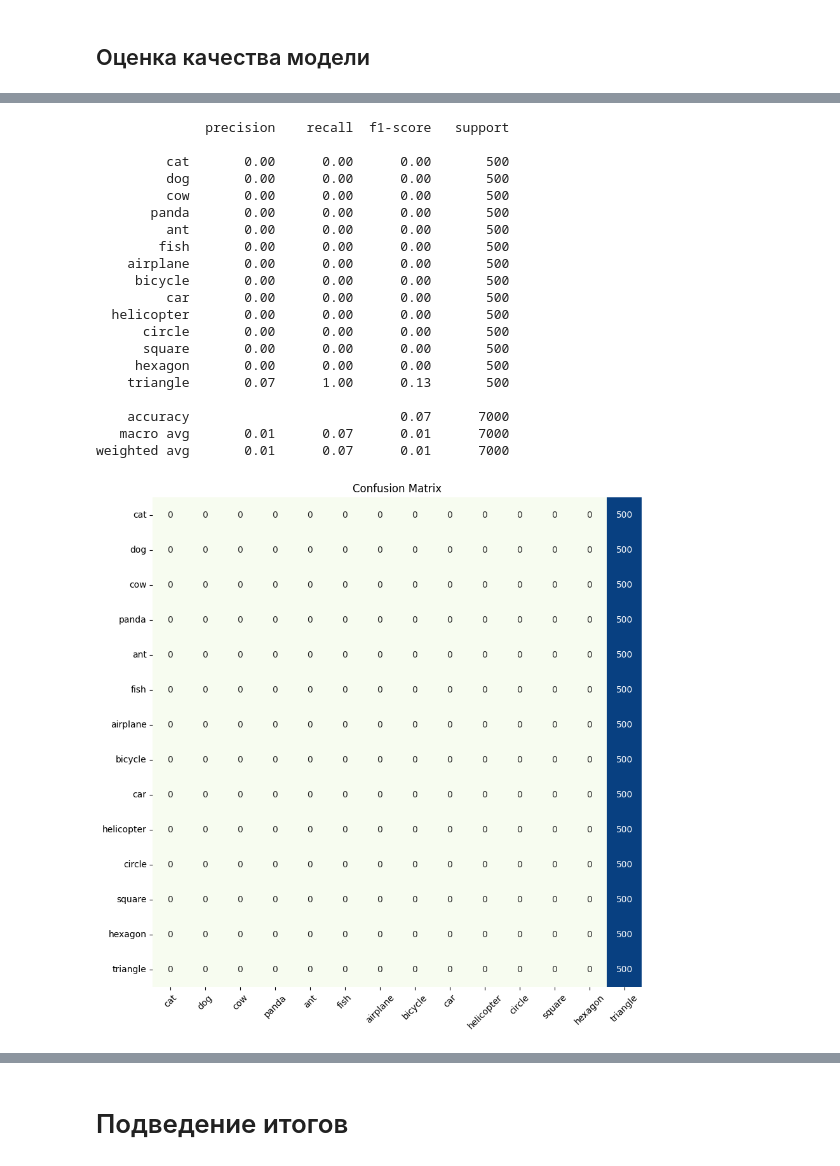
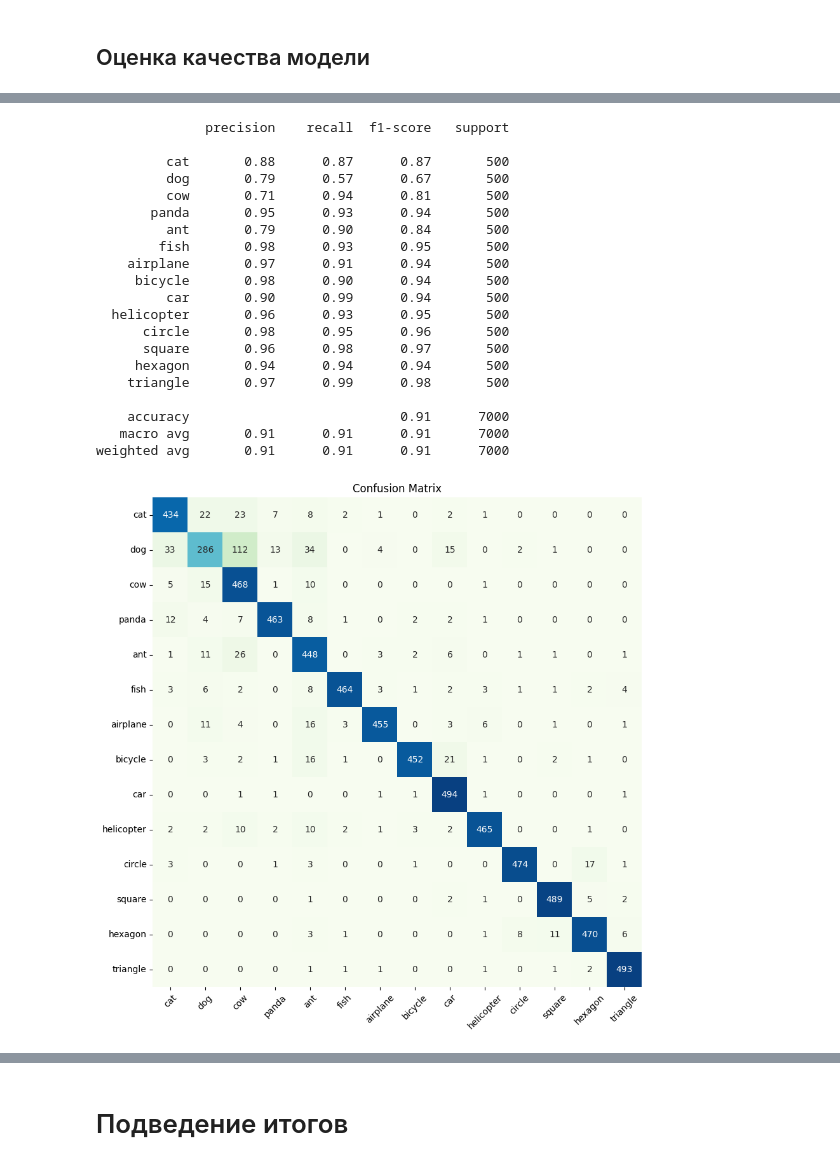
Before and after one commit to WannaBeGuineaPig/website_game_with_neural_network, a Jupyter notebook: model/learning_model.ipynb, the cells around one changed output, grey strips where cells are left out. Cells and saved outputs as stored; diff of their text form; code cells hidden in the pictures.

```diff
--- a/model/learning_model.ipynb
+++ b/model/learning_model.ipynb
@@ -248,0 +284,5 @@ X.shape, y.shape
+# %%
+%%time
+
+train_data = DataGenerator(type_image, recognized_data=True, batch_size=BATCH_SIZE, max_count_images=MAX_COUNT_IMAGE_TYPE)
+validation_data = DataGenerator(type_image, recognized_data=True, start_index_image=MAX_COUNT_IMAGE_TYPE, batch_size=BATCH_SIZE, max_count_images=int(MAX_COUNT_IMAGE_TYPE * VALIDATION_RATIO))
@@ -349,5 +407,5 @@ Non-trainable params: 0
 _________________________________________________________________
 # %%
 # Обучение модели
-History = model.fit(train_data, epochs=COUNT_EPOCH, validation_data=test_data, steps_per_epoch=steps_per_epoch, validation_steps=validation_steps)
+History = model.fit(train_data, epochs=COUNT_EPOCH, validation_data=validation_data)
 # %% [output]
@@ -425,0 +467,3 @@ load complete
+# %%
+%%time
+test_data = create_data_to_learning_model(type_image, recognized_data=True, start_index_image=int(MAX_COUNT_IMAGE_TYPE + MAX_COUNT_IMAGE_TYPE * VALIDATION_RATIO), max_count_images=int(MAX_COUNT_IMAGE_TYPE * VALIDATION_RATIO))
@@ -433,3 +495,3 @@ Test loss: 14.809466361999512
 # %%
-model_pred = model.predict(X)
+model_pred = model.predict(test_data[0])
 # %% [output]
@@ -444,42 +506,42 @@ array([13, 13, 13, ..., 13, 13, 13], dtype=int64)
 # %%
-print(classification_report(y, prediction, target_names=type_image))
+print(classification_report(test_data[1], prediction, target_names=type_image))
 # %% [output]
               precision    recall  f1-score   support
 
-         cat       0.00      0.00      0.00       500
-         dog       0.00      0.00      0.00       500
-         cow       0.00      0.00      0.00       500
-       panda       0.00      0.00      0.00       500
-         ant       0.00      0.00      0.00       500
-        fish       0.00      0.00      0.00       500
-    airplane       0.00      0.00      0.00       500
-     bicycle       0.00      0.00      0.00       500
-         car       0.00      0.00      0.00       500
-  helicopter       0.00      0.00      0.00       500
-      circle       0.00      0.00      0.00       500
-      square       0.00      0.00      0.00       500
-     hexagon       0.00      0.00      0.00       500
-    triangle       0.07      1.00      0.13       500
+         cat       0.88      0.87      0.87       500
+         dog       0.79      0.57      0.67       500
+         cow       0.71      0.94      0.81       500
+       panda       0.95      0.93      0.94       500
+         ant       0.79      0.90      0.84       500
+        fish       0.98      0.93      0.95       500
+    airplane       0.97      0.91      0.94       500
+     bicycle       0.98      0.90      0.94       500
+         car       0.90      0.99      0.94       500
+  helicopter       0.96      0.93      0.95       500
+      circle       0.98      0.95      0.96       500
+      square       0.96      0.98      0.97       500
+     hexagon       0.94      0.94      0.94       500
+    triangle       0.97      0.99      0.98       500
 
-    accuracy                           0.07      7000
-   macro avg       0.01      0.07      0.01      7000
-weighted avg       0.01      0.07      0.01      7000
+    accuracy                           0.91      7000
+   macro avg       0.91      0.91      0.91      7000
+weighted avg       0.91      0.91      0.91      7000
 # %%
 plt.figure(figsize=(10, 10))
-hmap = sns.heatmap(confusion_matrix(y, prediction),
+hmap = sns.heatmap(confusion_matrix(test_data[1], prediction),
             annot=True,
             fmt='d',
             cmap='GnBu',
             cbar=False,
             square=True,
             xticklabels=type_image,
             yticklabels=type_image)
 
 hmap.set_xticklabels(hmap.get_xmajorticklabels(), rotation=45)
 plt.title('Confusion Matrix')
 plt.show()
 # %% [output]
-[figure, old version]
+[figure, new version]
 # %%
 # Сохранение модели
 
```
Also changed, not shown: parts of 36 cells of this notebook.
